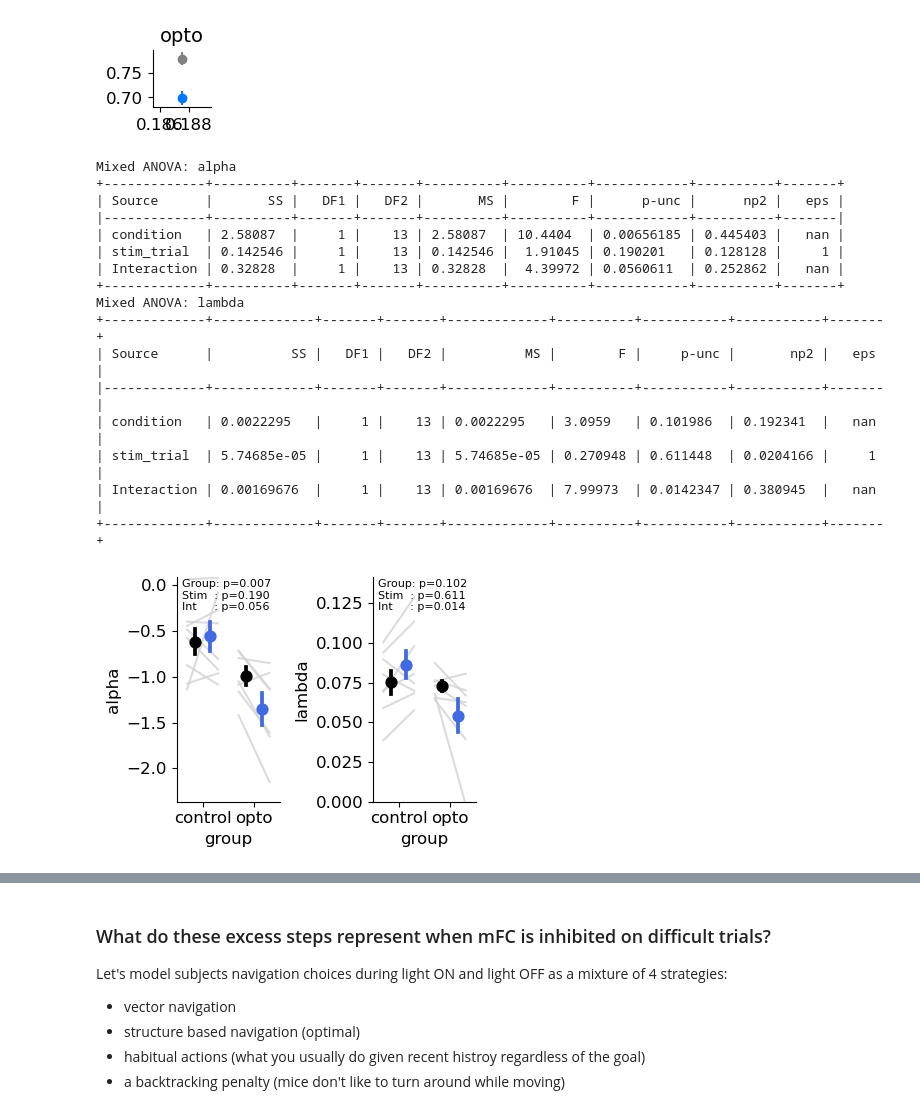
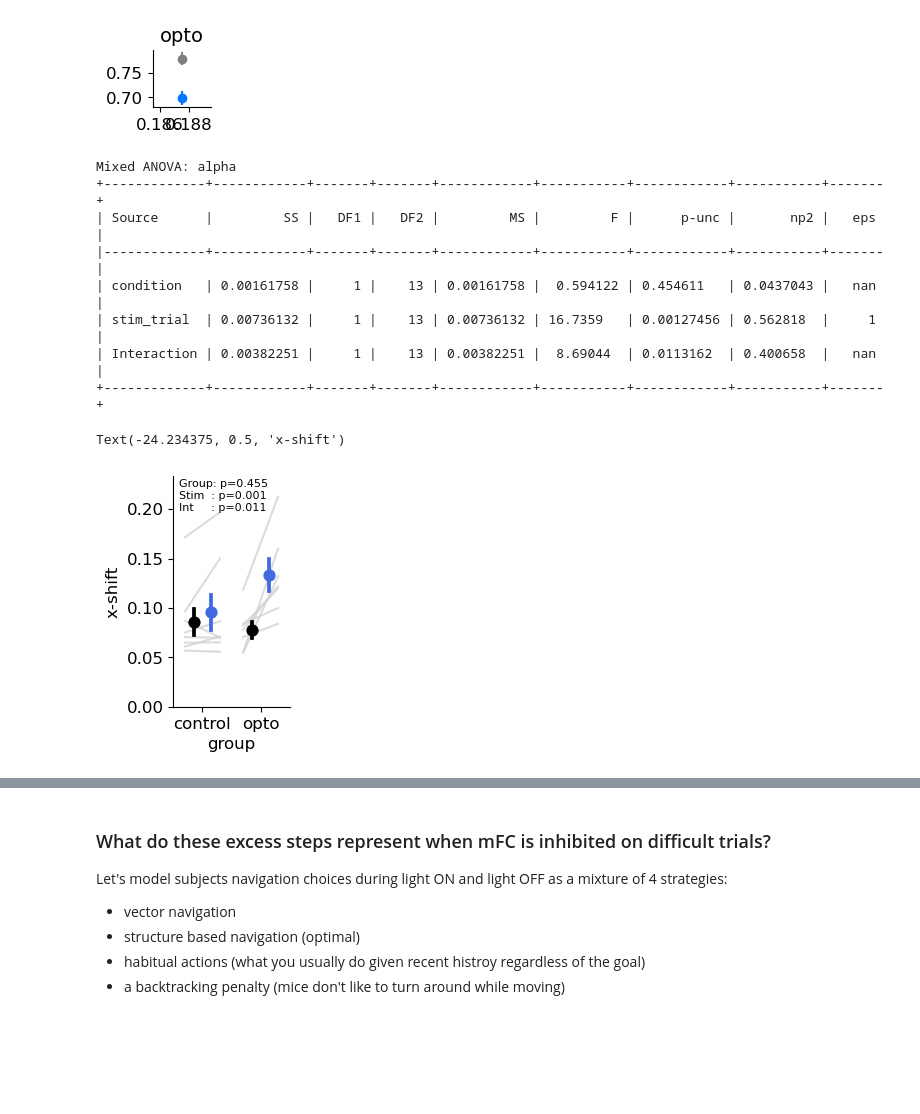
Before and after one commit to peterdoohan/goalNav_mFC-opto3, a Jupyter notebook: code/Notebooks/performance_metrics.ipynb, the cells around one changed output, grey strips where cells are left out. Drawn from its saved outputs; the diff is of its cells as text; code cells hidden in the pictures; blank space fills up the shorter version.

```diff
--- a/code/Notebooks/performance_metrics.ipynb
+++ b/code/Notebooks/performance_metrics.ipynb
@@ -562,8 +561,8 @@ f.savefig("../results/figures/habit_history_length_comparison.pdf")
 # %% [output]
 [figure]
 # %%
-reload(sd)
-navigation_strategies_df = sd.get_navigation_strategies_df(
+reload(gid)
+navigation_strategies_df = gid.get_navigation_strategies_df(
     n_history=1,
     verbose=False,
 )
@@ -599,26 +598,19 @@ for inset_range in [(0.06, 0.064), (0.1855, 0.1895)]:
 [figure]
 # %%
 reload(psy)
-fit_df = psy.get_curve_fit_df(psy_df)
-fig, axes = plt.subplots(1, 2, figsize=(4, 3))
-psy.plot_sigmoid_fit_params(fit_df, p=["alpha", "lambda"], axes=axes)
-fig.tight_layout()
-fig.savefig("../results/figures/habit_sigmoid_fit_params.pdf")
+fit_df = psy.get_curve_fit_df(psy_df, fit="log_sigmoid")
+fig, ax = plt.subplots(1, 1, figsize=(1.5, 3))
+psy.plot_sigmoid_fit_params(fit_df, p=["alpha"], axes=[ax])  # x-shift
+fig.savefig("../results/figures/habit_log_sigmoid_fit_params.pdf")
+ax.set_ylabel("x-shift")
 # %% [output]
 Mixed ANOVA: alpha
-+-------------+----------+-------+-------+----------+----------+------------+----------+-------+
-| Source      |       SS |   DF1 |   DF2 |       MS |        F |      p-unc |      np2 |   eps |
-|-------------+----------+-------+-------+----------+----------+------------+----------+-------|
-| condition   | 2.58087  |     1 |    13 | 2.58087  | 10.4404  | 0.00656185 | 0.445403 |   nan |
-| stim_trial  | 0.142546 |     1 |    13 | 0.142546 |  1.91045 | 0.190201   | 0.128128 |     1 |
-| Interaction | 0.32828  |     1 |    13 | 0.32828  |  4.39972 | 0.0560611  | 0.252862 |   nan |
-+-------------+----------+-------+-------+----------+----------+------------+----------+-------+
-Mixed ANOVA: lambda
-+-------------+-------------+-------+-------+-------------+----------+-----------+-----------+-------+
-| Source      |          SS |   DF1 |   DF2 |          MS |        F |     p-unc |       np2 |   eps |
-|-------------+-------------+-------+-------+-------------+----------+-----------+-----------+-------|
-| condition   | 0.0022295   |     1 |    13 | 0.0022295   | 3.0959   | 0.101986  | 0.192341  |   nan |
-| stim_trial  | 5.74685e-05 |     1 |    13 | 5.74685e-05 | 0.270948 | 0.611448  | 0.0204166 |     1 |
-| Interaction | 0.00169676  |     1 |    13 | 0.00169676  | 7.99973  | 0.0142347 | 0.380945  |   nan |
-+-------------+-------------+-------+-------+-------------+----------+-----------+-----------+-------+
++-------------+------------+-------+-------+------------+-----------+------------+-----------+-------+
+| Source      |         SS |   DF1 |   DF2 |         MS |         F |      p-unc |       np2 |   eps |
+|-------------+------------+-------+-------+------------+-----------+------------+-----------+-------|
+| condition   | 0.00161758 |     1 |    13 | 0.00161758 |  0.594122 | 0.454611   | 0.0437043 |   nan |
+| stim_trial  | 0.00736132 |     1 |    13 | 0.00736132 | 16.7359   | 0.00127456 | 0.562818  |     1 |
+| Interaction | 0.00382251 |     1 |    13 | 0.00382251 |  8.69044  | 0.0113162  | 0.400658  |   nan |
++-------------+------------+-------+-------+------------+-----------+------------+-----------+-------+
+Text(-24.234375, 0.5, 'x-shift')
-[figure, old version]
+[figure, new version]
```
Also changed, not shown: parts of 12 cells of this notebook, 1 other file.
